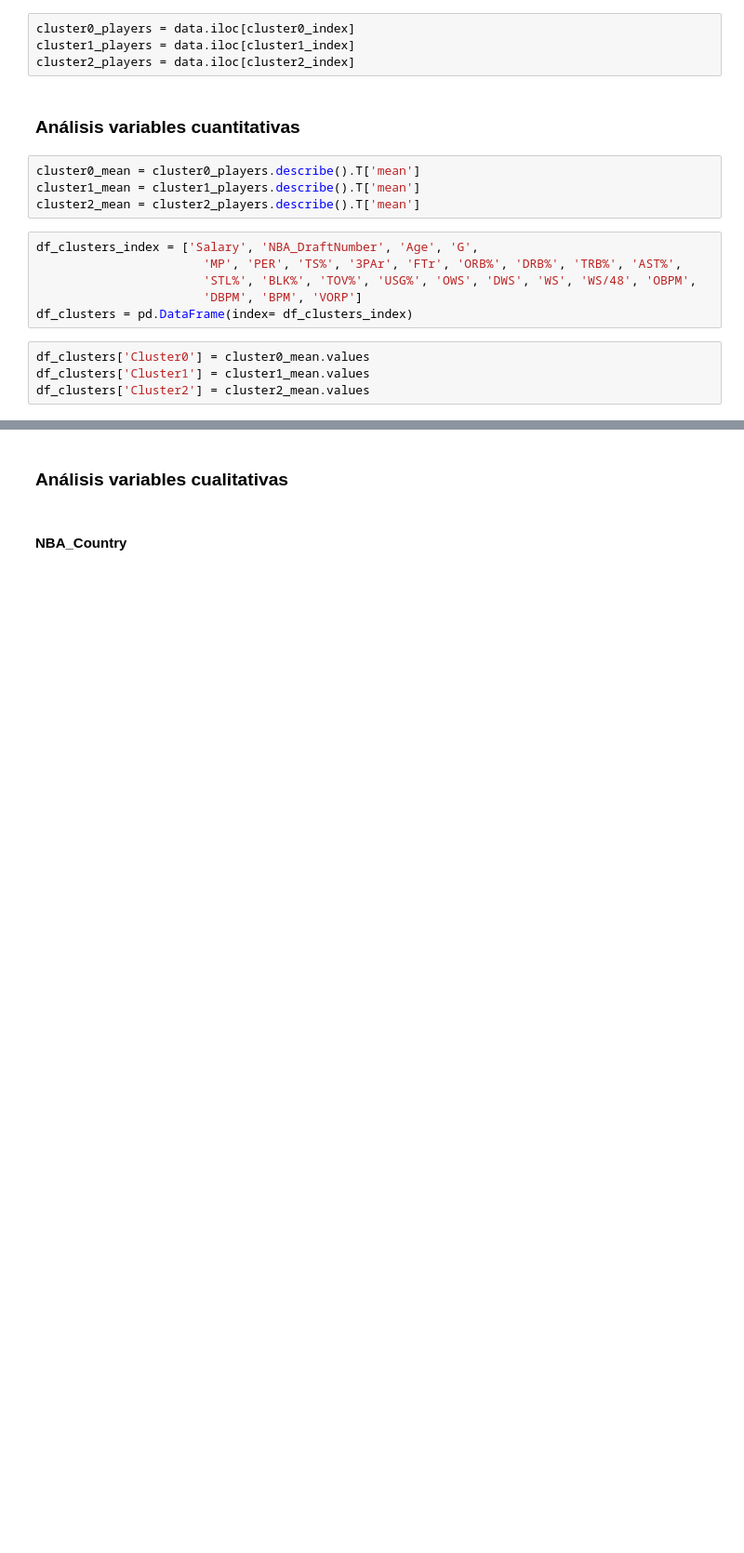
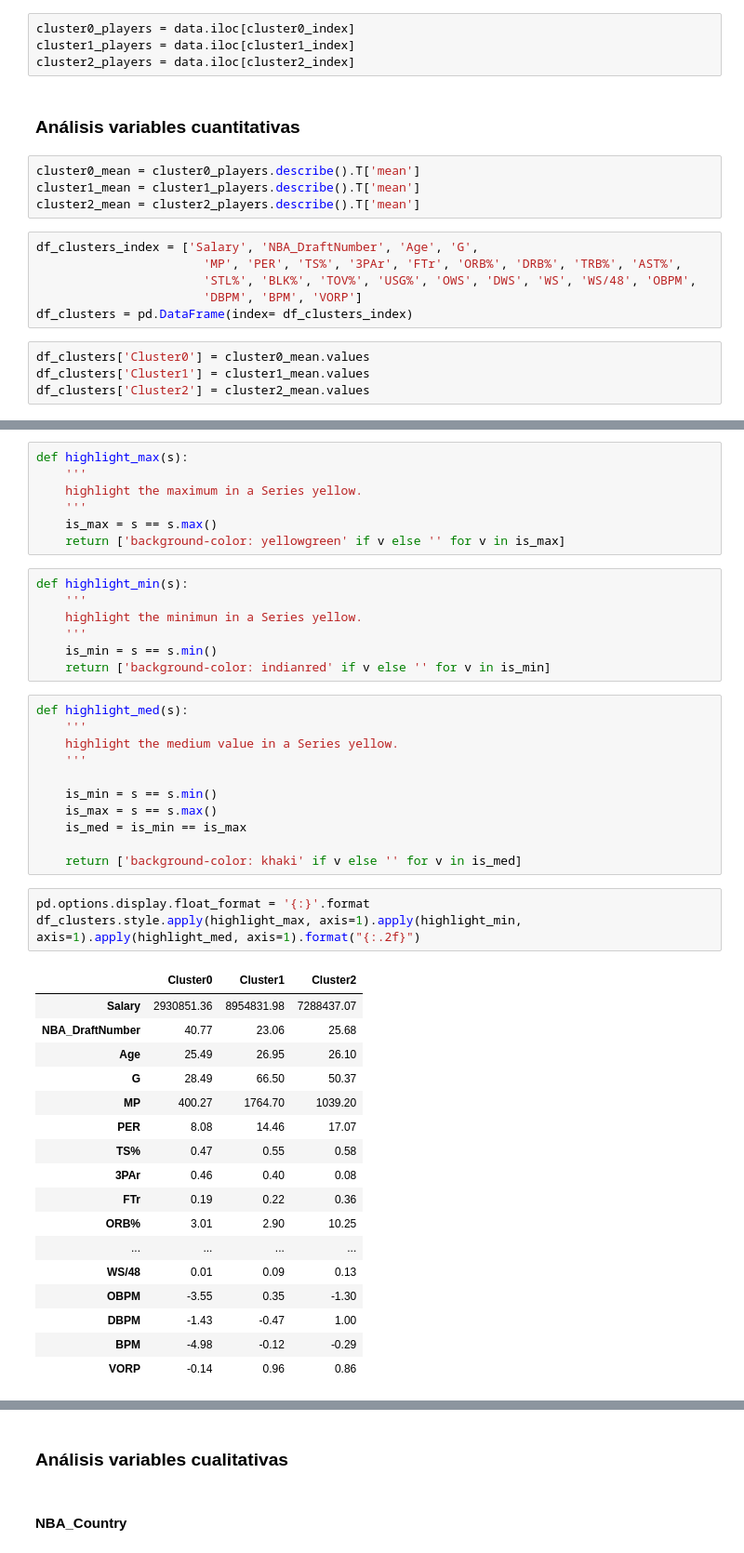
Before and after one commit to JuanImbachi/DataAnalytics_FinalProject, a Jupyter notebook: Carvajal_Imbachí_ProyectoFinal_AnalíticaDeDatos.ipynb, the cells around one changed output, grey strips where cells are left out. Shown at 93% size. Drawn from its saved outputs; the diff is of its cells as text; blank space fills up the shorter version.

Commit message:
Clustering & PCA, done

```diff
--- a/Carvajal_Imbachí_ProyectoFinal_AnalíticaDeDatos.ipynb
+++ b/Carvajal_Imbachí_ProyectoFinal_AnalíticaDeDatos.ipynb
@@ -1990,0 +1991,46 @@ df_clusters
+# %%
+def highlight_max(s):
+    '''
+    highlight the maximum in a Series yellow.
+    '''
+    is_max = s == s.max()
+    return ['background-color: yellowgreen' if v else '' for v in is_max]
+# %%
+def highlight_min(s):
+    '''
+    highlight the minimun in a Series yellow.
+    '''
+    is_min = s == s.min()
+    return ['background-color: indianred' if v else '' for v in is_min]
+# %%
+def highlight_med(s):
+    '''
+    highlight the medium value in a Series yellow.
+    '''
+
+    is_min = s == s.min()
+    is_max = s == s.max()
+    is_med = is_min == is_max
+
+    return ['background-color: khaki' if v else '' for v in is_med]
+# %%
+pd.options.display.float_format = '{:}'.format
+df_clusters.style.apply(highlight_max, axis=1).apply(highlight_min, axis=1).apply(highlight_med, axis=1).format("{:.2f}")
+# %% [output]
+|  | Cluster0 | Cluster1 | Cluster2 |
+| Salary | 2930851.36 | 8954831.98 | 7288437.07 |
+| NBA_DraftNumber | 40.77 | 23.06 | 25.68 |
+| Age | 25.49 | 26.95 | 26.10 |
+| G | 28.49 | 66.50 | 50.37 |
+| MP | 400.27 | 1764.70 | 1039.20 |
+| PER | 8.08 | 14.46 | 17.07 |
+| TS% | 0.47 | 0.55 | 0.58 |
+| 3PAr | 0.46 | 0.40 | 0.08 |
+| FTr | 0.19 | 0.22 | 0.36 |
+| ORB% | 3.01 | 2.90 | 10.25 |
+| ... | ... | ... | ... |
+| WS/48 | 0.01 | 0.09 | 0.13 |
+| OBPM | -3.55 | 0.35 | -1.30 |
+| DBPM | -1.43 | -0.47 | 1.00 |
+| BPM | -4.98 | -0.12 | -0.29 |
+| VORP | -0.14 | 0.96 | 0.86 |
```
Also changed, not shown: parts of 14 cells of this notebook.
